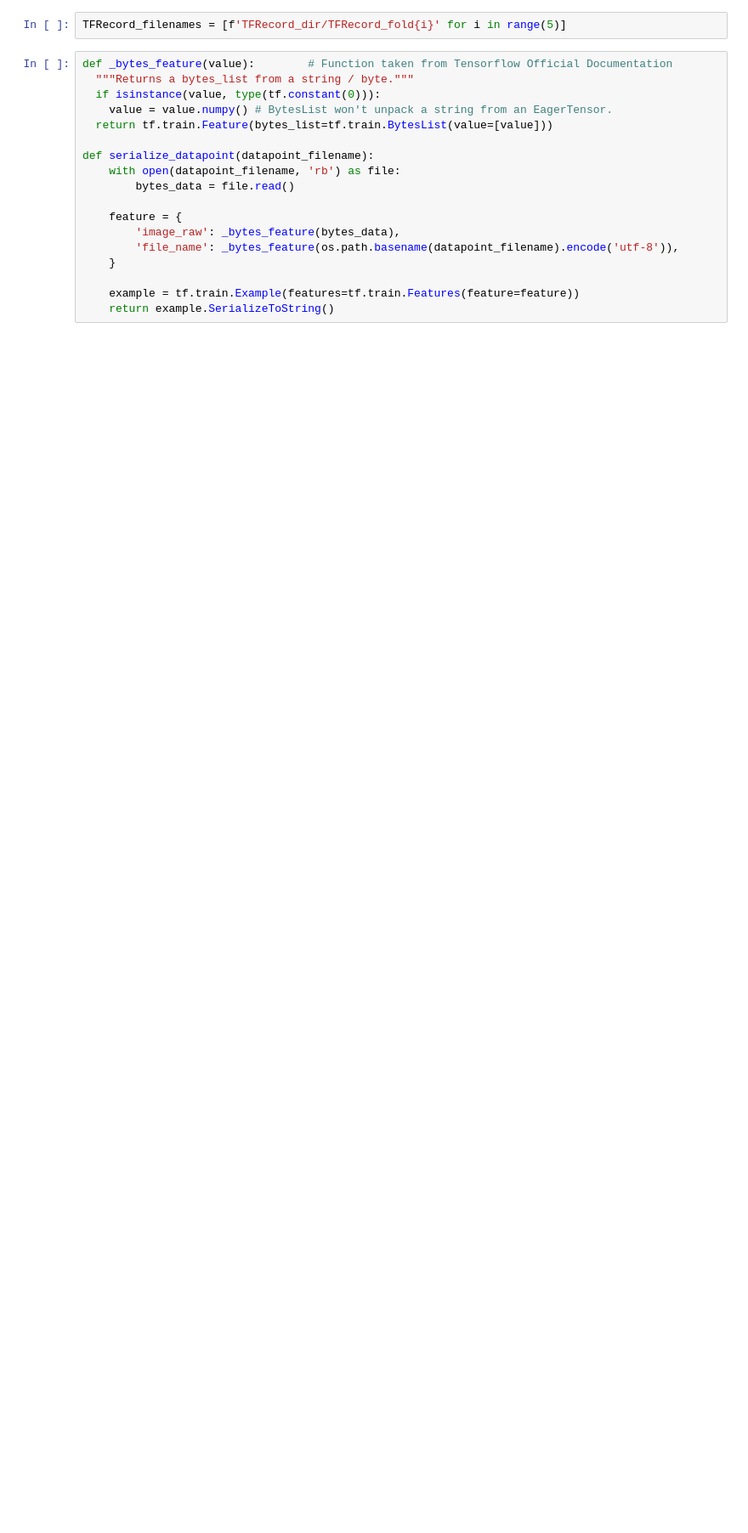
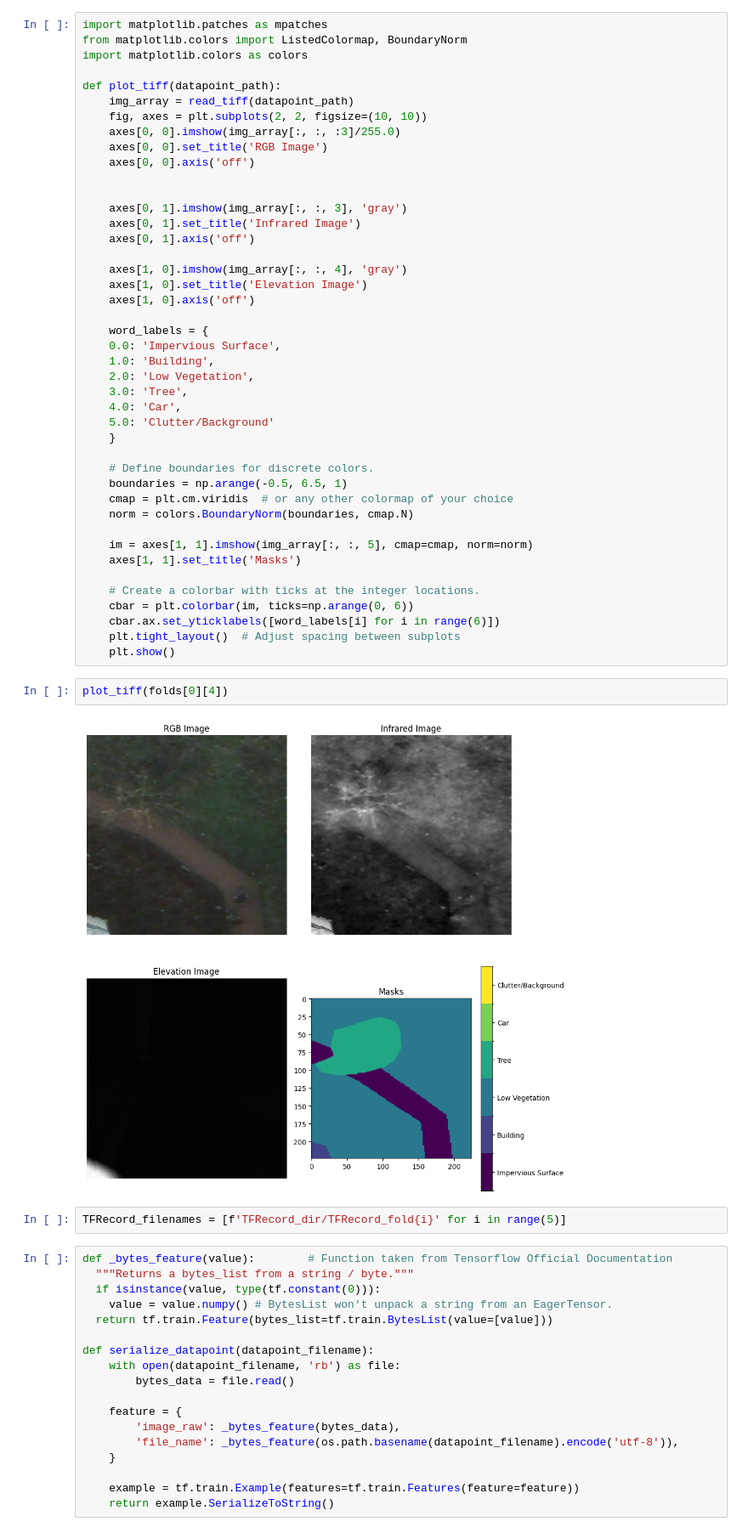
Before and after one commit to alessandroardenghi/SemanticSegmentation, a Jupyter notebook: main.ipynb, the cells around one changed output. Shown: that part at 85% size. Drawn from its saved outputs; the diff is of its cells as text; blank space fills up the shorter version.

Commit message:
added image visualization

```diff
--- a/main.ipynb
+++ b/main.ipynb
@@ -42,3 +64,50 @@ n_datapoints in fold 4 = 1000
+# %%
+import matplotlib.patches as mpatches
+from matplotlib.colors import ListedColormap, BoundaryNorm
+import matplotlib.colors as colors
+
+def plot_tiff(datapoint_path):
+    img_array = read_tiff(datapoint_path)
+    fig, axes = plt.subplots(2, 2, figsize=(10, 10))
+    axes[0, 0].imshow(img_array[:, :, :3]/255.0)
+    axes[0, 0].set_title('RGB Image')
+    axes[0, 0].axis('off')
+
+
+    axes[0, 1].imshow(img_array[:, :, 3], 'gray')
+    axes[0, 1].set_title('Infrared Image')
+    axes[0, 1].axis('off')
+
+    axes[1, 0].imshow(img_array[:, :, 4], 'gray')
+    axes[1, 0].set_title('Elevation Image')
+    axes[1, 0].axis('off')
+
+    word_labels = {
+    0.0: 'Impervious Surface',
+    1.0: 'Building',
+    2.0: 'Low Vegetation',
+    3.0: 'Tree',
+    4.0: 'Car',
+    5.0: 'Clutter/Background'
+    }
+
+    # Define boundaries for discrete colors.
+    boundaries = np.arange(-0.5, 6.5, 1)
+    cmap = plt.cm.viridis  # or any other colormap of your choice
+    norm = colors.BoundaryNorm(boundaries, cmap.N)
+
+    im = axes[1, 1].imshow(img_array[:, :, 5], cmap=cmap, norm=norm)
+    axes[1, 1].set_title('Masks')
+
+    # Create a colorbar with ticks at the integer locations.
+    cbar = plt.colorbar(im, ticks=np.arange(0, 6))
+    cbar.ax.set_yticklabels([word_labels[i] for i in range(6)])
+    plt.tight_layout()  # Adjust spacing between subplots
+    plt.show()
+# %%
+plot_tiff(folds[0][4])
+# %% [output]
+[figure, added]
 # %%
 TFRecord_filenames = [f'TFRecord_dir/TFRecord_fold{i}' for i in range(5)]
 # %%
```
Also changed, not shown: parts of 11 cells of this notebook, 6 other files.
